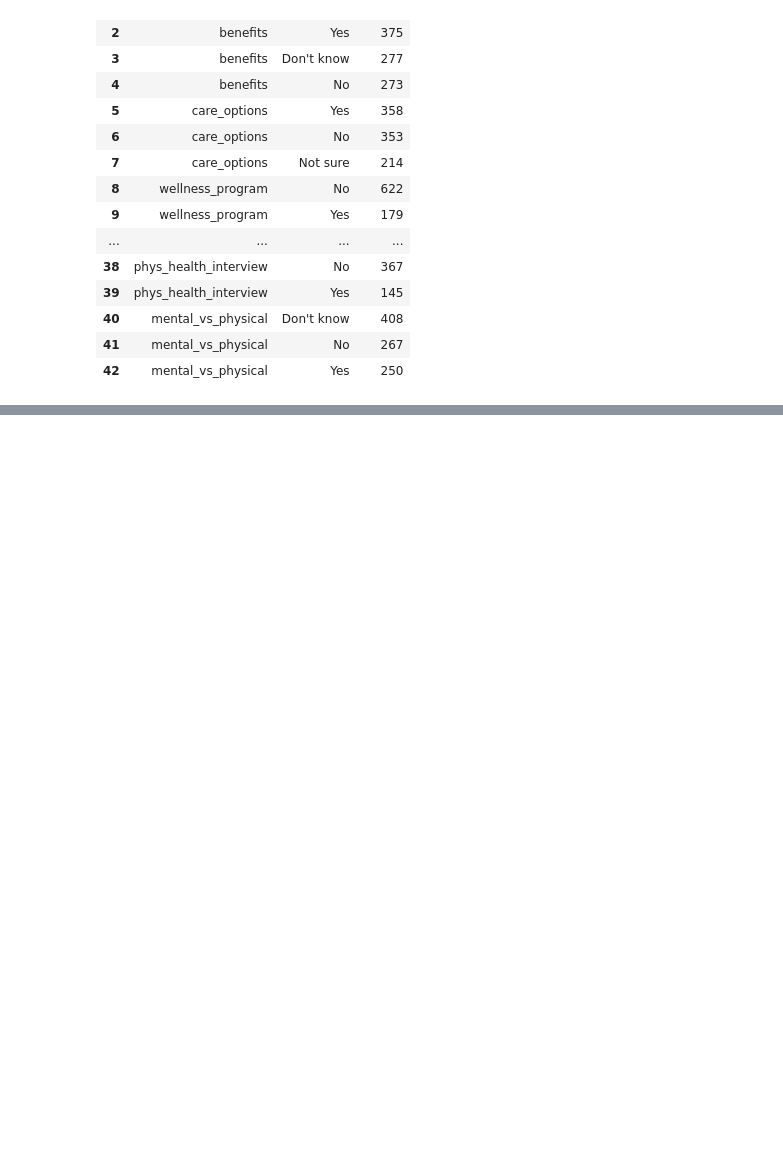
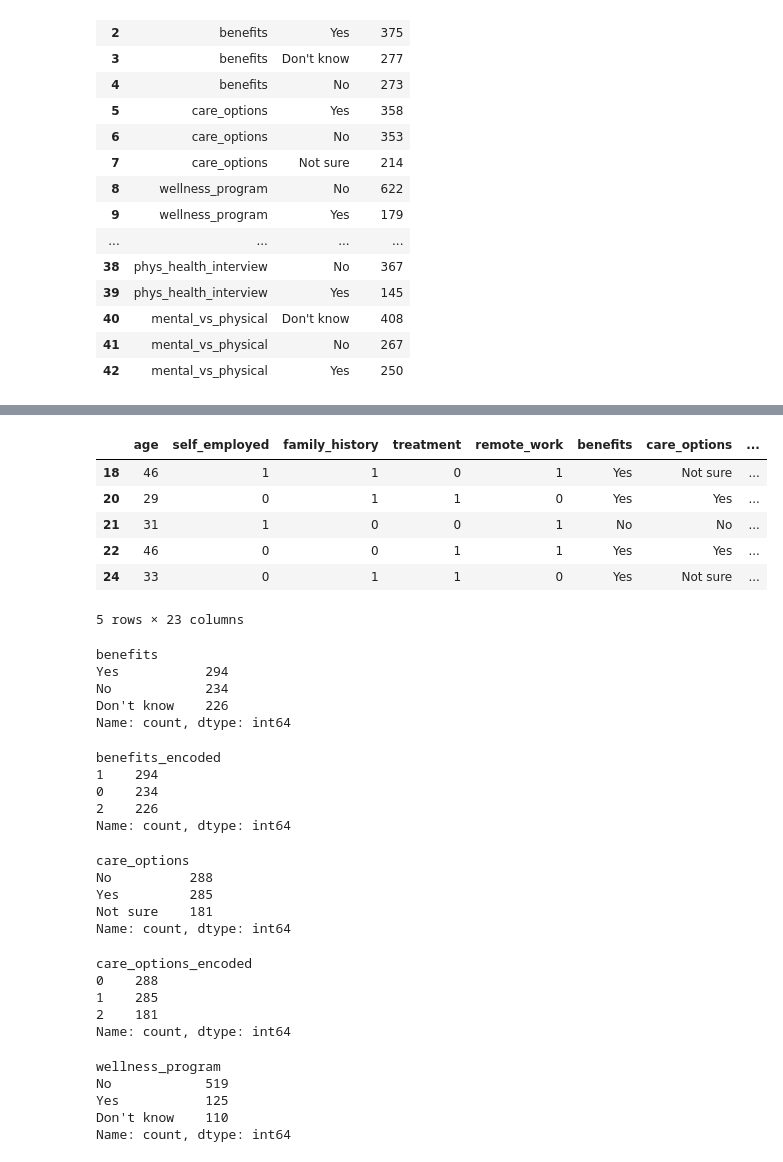
Before and after one commit to denizdagli/mental-health, a Jupyter notebook: dataAnalysis.ipynb, the cells around one changed output, grey strips where cells are left out. Cells and saved outputs as stored; diff of their text form; code cells hidden in the pictures; blank space fills up the shorter version.

```diff
--- a/dataAnalysis.ipynb
+++ b/dataAnalysis.ipynb
@@ -796,0 +833,37 @@ unique_values_df
+# %%
+df.head()
+# %% [output]
+|  | age | self_employed | family_history | treatment | remote_work | benefits | care_options | ... |
+| 18 | 46 | 1 | 1 | 0 | 1 | Yes | Not sure | ... |
+| 20 | 29 | 0 | 1 | 1 | 0 | Yes | Yes | ... |
+| 21 | 31 | 1 | 0 | 0 | 1 | No | No | ... |
+| 22 | 46 | 0 | 0 | 1 | 1 | Yes | Yes | ... |
+| 24 | 33 | 0 | 1 | 1 | 0 | Yes | Not sure | ... |
+5 rows × 23 columns
+# %%
+df['benefits'].value_counts()
+# %% [output]
+benefits
+Yes           294
+No            234
+Don't know    226
+Name: count, dtype: int64
+# %%
+# Değer eşleştirmesi
+benefits_mapping = {
+    'Yes': 1,
+    'No': 0,
+    "Don't know": 2
+}
+
+# Sayısal dönüşüm
+df['benefits_encoded'] = df['benefits'].map(benefits_mapping)
+
+# Sonuçları kontrol etme
+df['benefits_encoded'].value_counts()
+# %% [output]
+benefits_encoded
+1    294
+0    234
+2    226
+Name: count, dtype: int64
@@ -796,0 +872,27 @@ unique_values_df
+# %%
+df['care_options'].value_counts()
+# %% [output]
+care_options
+No          288
+Yes         285
+Not sure    181
+Name: count, dtype: int64
+# %%
+# Değer eşleştirmesi
+care_options_mapping = {
+    'Yes': 1,
+    'No': 0,
+    'Not sure': 2
+}
+
+# Sayısal dönüşüm
+df['care_options_encoded'] = df['care_options'].map(care_options_mapping)
+
+# Sonuçları kontrol etme
+df['care_options_encoded'].value_counts()
+# %% [output]
+care_options_encoded
+0    288
+1    285
+2    181
+Name: count, dtype: int64
@@ -796,0 +901,8 @@ unique_values_df
+# %%
+df['wellness_program'].value_counts()
+# %% [output]
+wellness_program
+No            519
+Yes           125
+Don't know    110
+Name: count, dtype: int64
```
Also changed, not shown: parts of 47 cells of this notebook, 5 other files.
